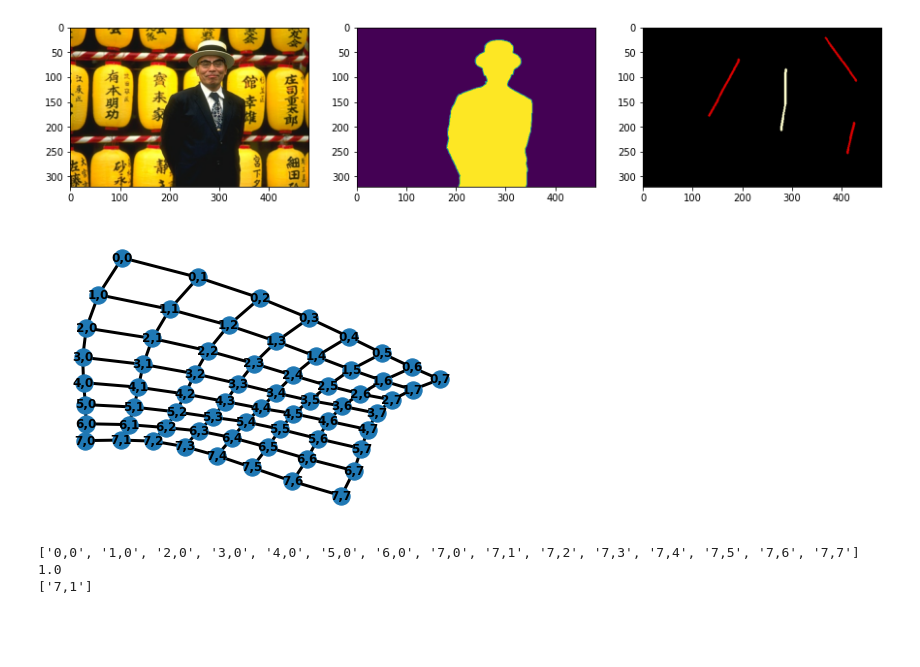
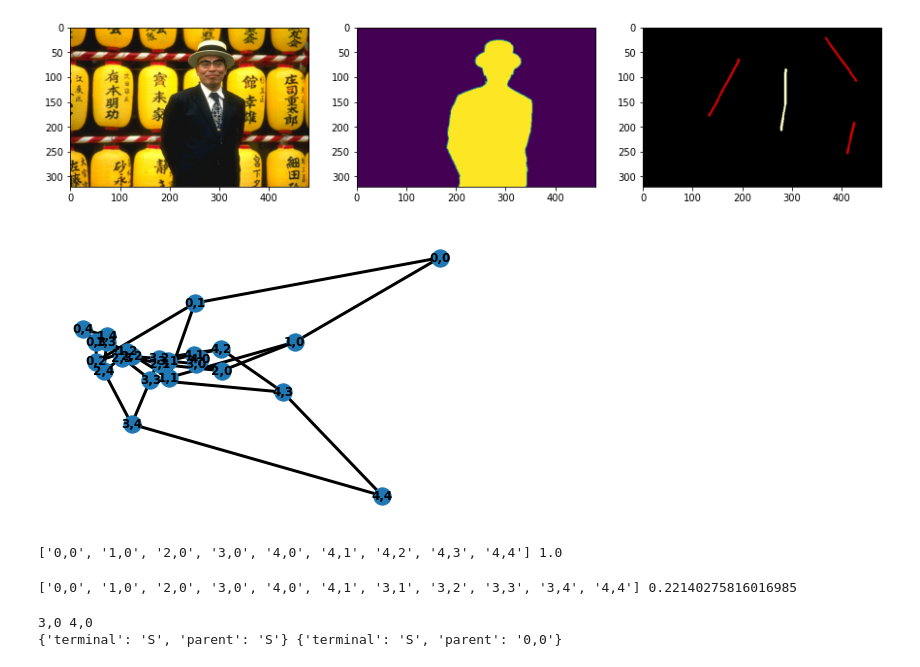
Before and after one commit to stan317/MinCut-MaxFlow, a Jupyter notebook: algo_test.ipynb, the cells around one changed output. Saved outputs shown, nothing was run; the diff lists cells and outputs as text; code cells hidden in the pictures; blank space fills up the shorter version.

```diff
--- a/algo_test.ipynb
+++ b/algo_test.ipynb
@@ -19,18 +20,18 @@ ax3.imshow(img_label)
 # %%
 import networkx as nx
 import random
 from math import *
 G = nx.Graph()
-nbx = 8
-nby = 8
+nbx = 5
+nby = 5
 nodes = [str(i)+","+str(j) for i in range(nbx) for j in range(nby)]
 G.add_nodes_from(nodes, terminal = None, parent = None)
-G.add_weighted_edges_from([(str(i)+","+str(j),str(i+1)+","+str(j),exp(abs(i+j-nbx)/nbx)) for i in range(nbx-1) for j in range(nby)])
-G.add_weighted_edges_from([(str(i)+","+str(j),str(i)+","+str(j+1),exp(abs(i+j-nbx)/nby)) for i in range(nbx) for j in range(nby-1)])
+G.add_weighted_edges_from([(str(i)+","+str(j),str(i+1)+","+str(j),exp(abs(i+j+2-nbx))) for i in range(nbx-1) for j in range(nby)])
+G.add_weighted_edges_from([(str(i)+","+str(j),str(i)+","+str(j+1),exp(abs(i+j+1-nbx))) for i in range(nbx) for j in range(nby-1)])
 nx.set_edge_attributes(G, 'black', "color")
 nx.draw_kamada_kawai(G, edge_color = nx.get_edge_attributes(G,'color').values(), width=3, with_labels=True, font_weight='bold')
 # %% [output]
-[figure, old version]
+[figure, new version]
 # %%
 def grow(Graph, Active):
     while len(Active)>0:
@@ -111,17 +118,16 @@ def adopt(Graph,Orphans,Active):
     return
 # %%
 G.nodes['0,0']['terminal'] = "S"
-G.nodes['7,7']['terminal'] = "T"
+G.nodes['4,4']['terminal'] = "T"
 G.nodes['0,0']['parent'] = "S"
-G.nodes['7,7']['parent'] = "T"
-A = ['0,0','7,7']
+G.nodes['4,4']['parent'] = "T"
+A = ['0,0','4,4']
 n1, n2 = grow(G,A)
 path1, maxflow1 = get_path_flow(G,n1)
 path2, maxflow2 = get_path_flow(G,n2)
 print(path1[::-1]+path2, min(maxflow1, maxflow2))
 O = augment(G,path1[::-1]+path2,min(maxflow1, maxflow2, G[n1][n2]['weight']))
-print(O)
+# print(O)
 adopt(G,O,A)
 # %% [output]
-['0,0', '1,0', '2,0', '3,0', '4,0', '5,0', '6,0', '7,0', '7,1', '7,2', '7,3', '7,4', '7,5', '7,6', '7,7'] 1.0
-['7,1']
+['0,0', '1,0', '2,0', '3,0', '4,0', '4,1', '4,2', '4,3', '4,4'] 1.0
@@ -127,0 +136,8 @@ adopt(G,O,A)
+# %%
+
+path1, maxflow1 = get_path_flow(G,n1)
+path2, maxflow2 = get_path_flow(G,n2)
+print(path1[::-1]+path2, min(maxflow1, maxflow2))
+O = augment(G,path1[::-1]+path2,min(maxflow1, maxflow2, G[n1][n2]['weight']))
+# %% [output]
+['0,0', '1,0', '2,0', '3,0', '4,0', '4,1', '3,1', '3,2', '3,3', '3,4', '4,4'] 0.22140275816016985
@@ -128,3 +146,9 @@ adopt(G,O,A)
+# %%
+print(n1,n2)
+print(G.nodes['0,0'],G.nodes['0,1'])
+# %% [output]
+3,0 4,0
+{'terminal': 'S', 'parent': 'S'} {'terminal': 'S', 'parent': '0,0'}
 # %%
 fig = plt.figure(figsize=(10,10))
 G_draw = G.copy()
```
Also changed, not shown: parts of 10 cells of this notebook.
